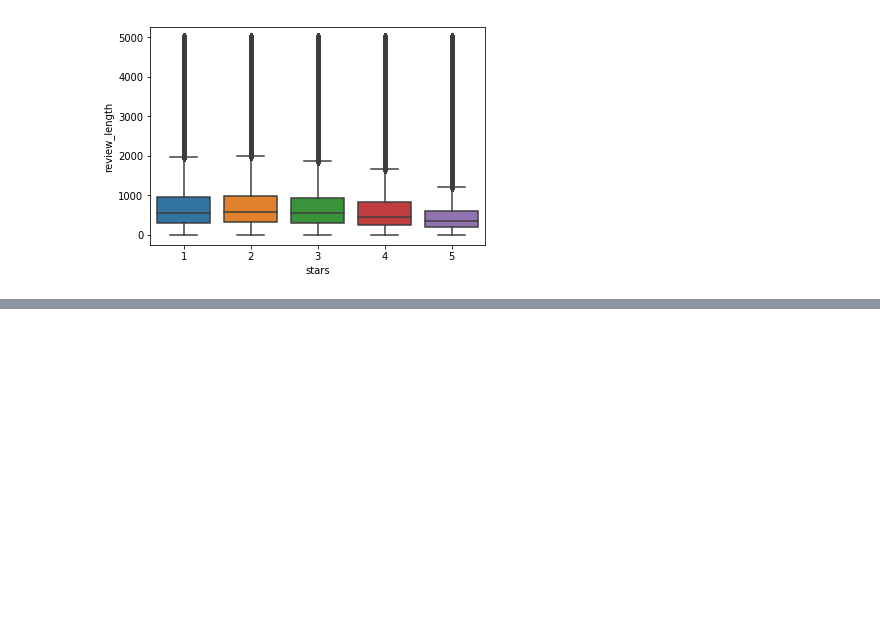
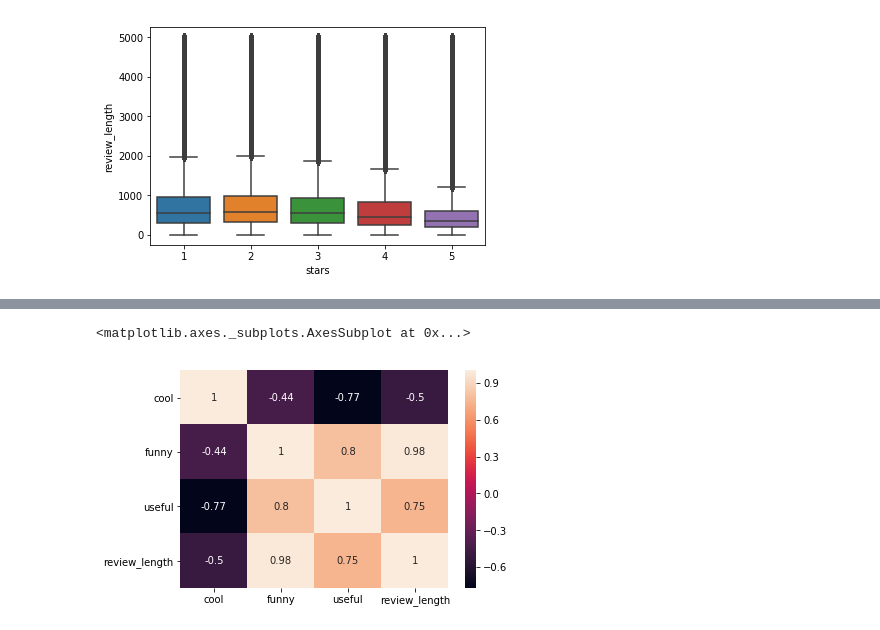
Before and after one commit to Swonboyyash/Yelp-Data-Analysis, a Jupyter notebook: ReviewLengthByStars.ipynb, the cells around one changed output, grey strips where cells are left out. Saved outputs shown, nothing was run; the diff lists cells and outputs as text; code cells hidden in the pictures; blank space fills up the shorter version.

```diff
--- a/ReviewLengthByStars.ipynb
+++ b/ReviewLengthByStars.ipynb
@@ -19,3 +19,17 @@ sns.boxplot(x='stars', y='review_length', data=length_vs_star_DF)
 # %% [output]
 <matplotlib.axes._subplots.AxesSubplot at 0x...>
 [figure]
+# %%
+from __future__ import print_function
+from pyspark.sql import SparkSession
+from pyspark.sql.types import *
+import seaborn as sns
+import pandas as pd
+
+spark = SparkSession.builder.appName("Yelp Analysis").config("spark.some.config.option", "some-value").getOrCreate()
+df = spark.read.json("file:///Users/yashparikh/Project/dataset/review.json")
+df.createOrReplaceTempView("reviews")
+corr_DF = spark.sql("SELECT cool, funny, useful, length(text) as review_length, stars FROM reviews").toPandas()
+corr_DF
+# review_len_by_stars = sns.FacetGrid(data=length_vs_star_DF, col='stars')
+# review_len_by_stars.map(plt.hist, 'review_length', bins=50)
@@ -21,0 +55,6 @@ sns.boxplot(x='stars', y='review_length', data=length_vs_star_DF)
+# %%
+corrPlotDF = corr_DF.groupby('stars').mean()
+sns.heatmap(data=corrPlotDF.corr(), annot=True)
+# %% [output]
+<matplotlib.axes._subplots.AxesSubplot at 0x...>
+[figure, added]
```
Also changed, not shown: parts of 3 cells of this notebook, 9 other files.
